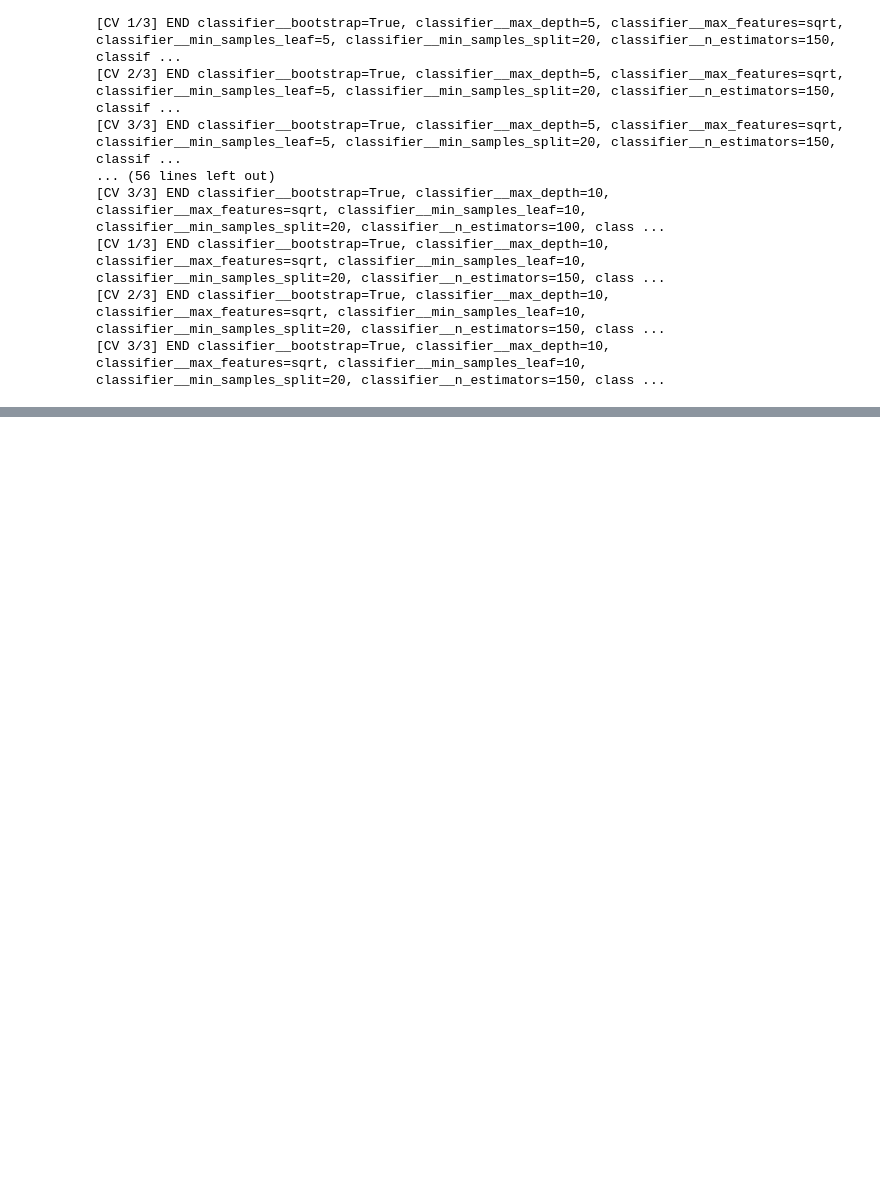
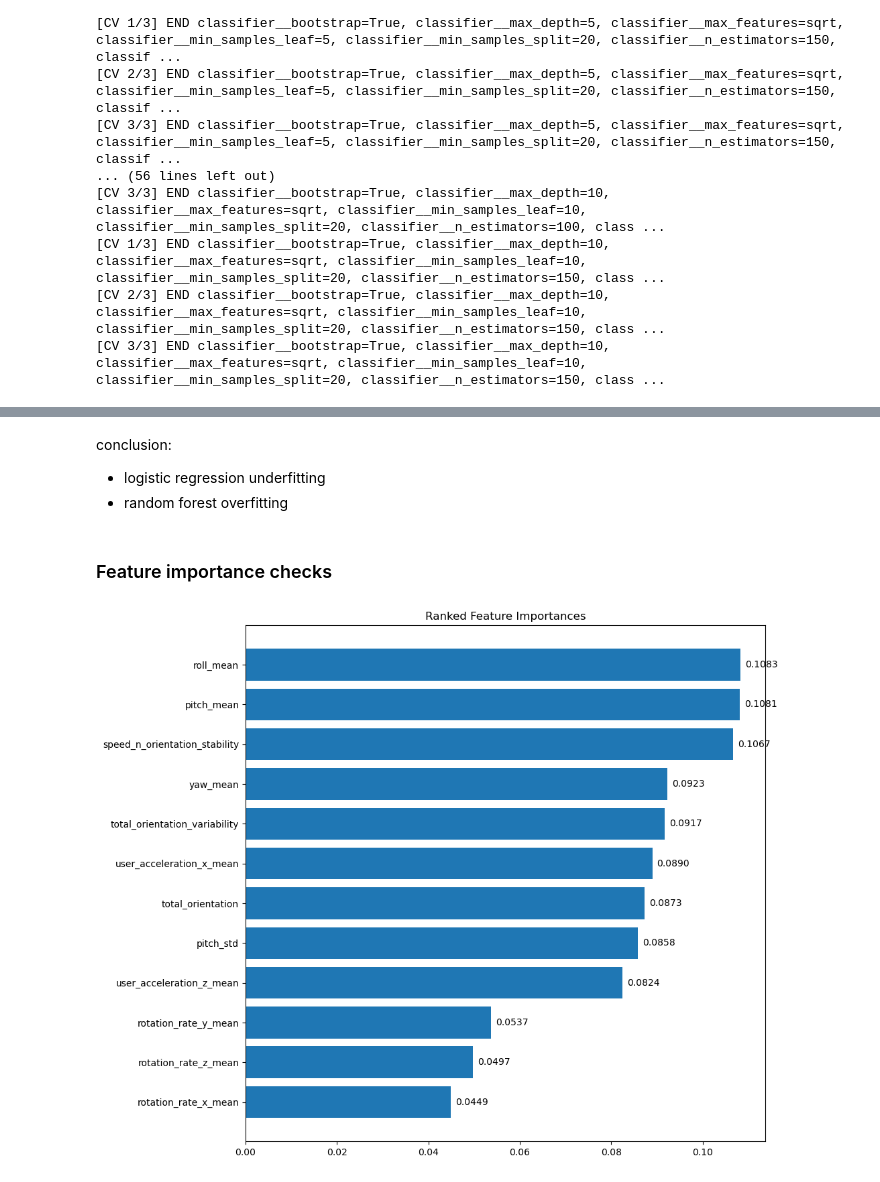
Before and after one commit to cheriechia/iti113_adls, a Jupyter notebook: training_dryad.ipynb, the cells around one changed output, grey strips where cells are left out. Saved outputs shown, nothing was run; the diff lists cells and outputs as text; code cells hidden in the pictures; blank space fills up the shorter version.

```diff
--- a/training_dryad.ipynb
+++ b/training_dryad.ipynb
@@ -1526,0 +1796,38 @@ for name, model in randomsearchcv_model_results.items():
+# %% [markdown]
+conclusion:
+* logistic regression underfitting
+* random forest overfitting
+# %% [markdown]
+### Feature importance checks
+# %%
+# Use Random Forest to extract feature importance
+pipeline = Pipeline(steps=[
+        ('preprocessor', preprocessor),
+        ('classifier', RandomForestClassifier(n_estimators=30, random_state=42))
+    ])
+
+# First, fit the pipeline
+pipeline.fit(X_train, y_train)
+
+# After fitting
+rf = pipeline.named_steps['classifier']
+feature_names = pipeline.named_steps['preprocessor'].get_feature_names_out()
+importances = rf.feature_importances_
+
+feat_df = pd.DataFrame({
+    'Feature': feature_names,
+    'Importance': importances
+}).sort_values(by='Importance', ascending=False)
+
+# Plot
+plt.figure(figsize=(10,10))
+bars = plt.barh(feat_df['Feature'], feat_df['Importance'])
+plt.gca().invert_yaxis()
+plt.title("Ranked Feature Importances")
+for bar in bars:
+    width = bar.get_width()
+    plt.text(width + 0.001, bar.get_y() + bar.get_height()/2,
+             f'{width:.4f}', va='center')
+plt.show()
+# %% [output]
+[figure, added]
```
Also changed, not shown: parts of 30 cells of this notebook.
